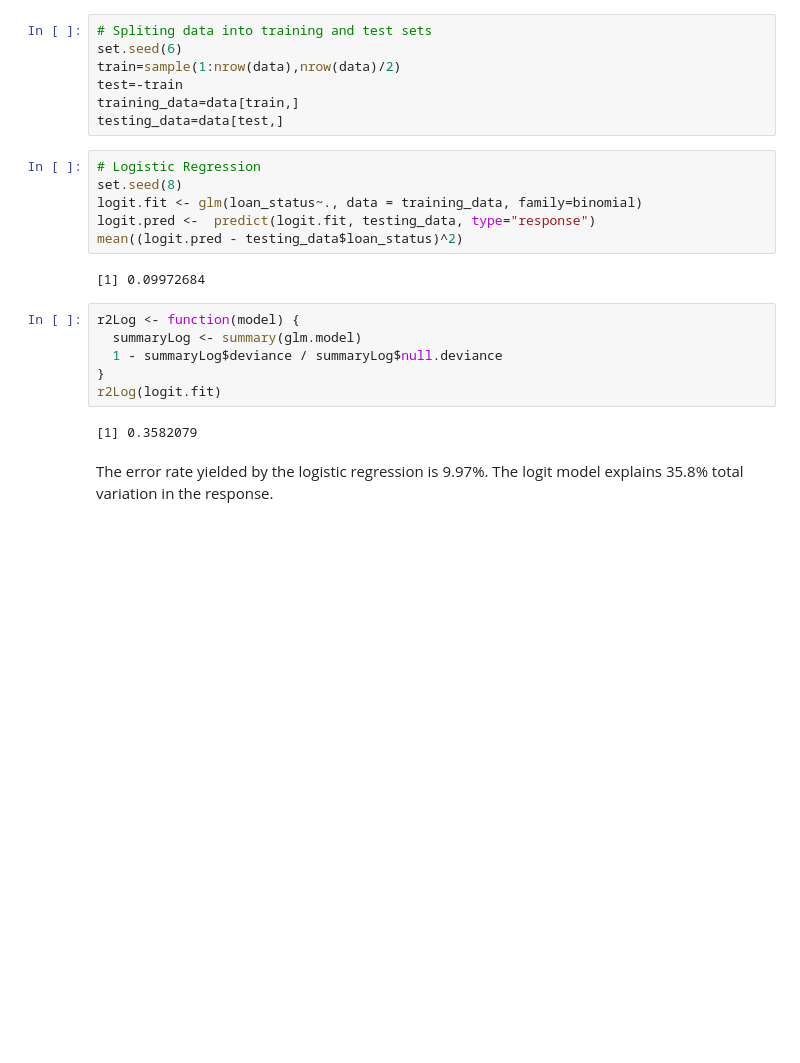
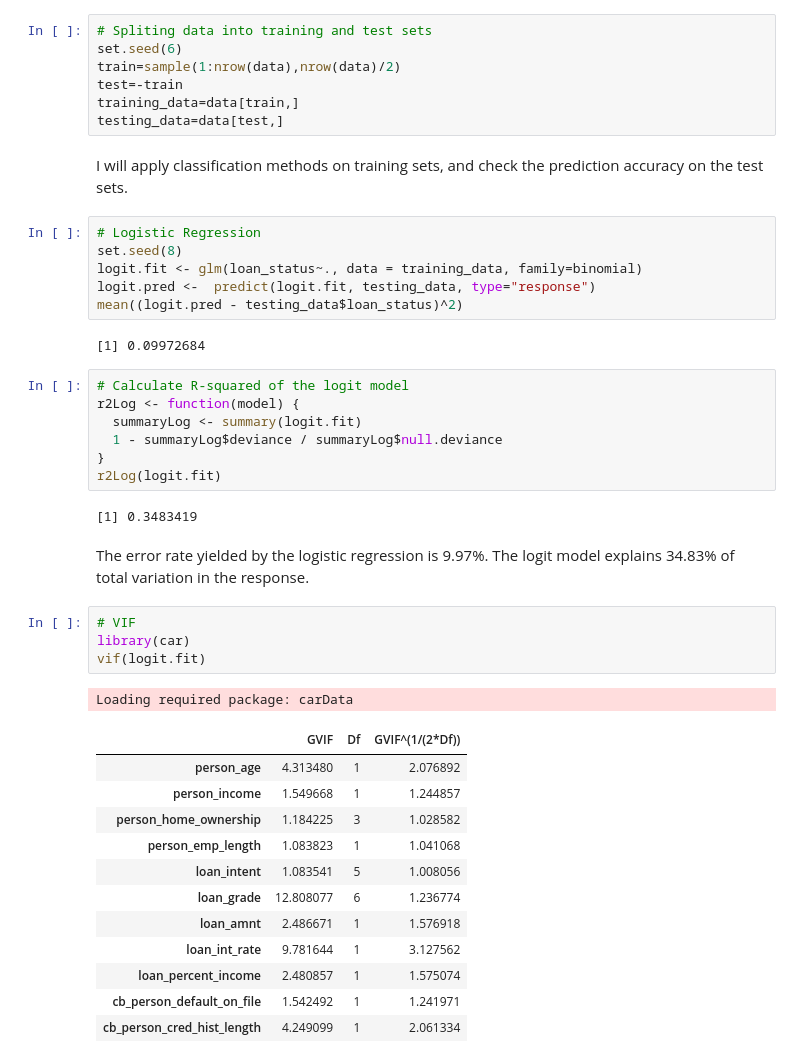
Before and after one commit to vhimani/RProjects, a Jupyter notebook: credit_risk_assessment.ipynb, the cells around one changed output. Drawn from its saved outputs; the diff is of its cells as text; blank space fills up the shorter version.

```diff
--- a/credit_risk_assessment.ipynb
+++ b/credit_risk_assessment.ipynb
@@ -144,6 +144,8 @@ train=sample(1:nrow(data),nrow(data)/2)
 test=-train
 training_data=data[train,]
 testing_data=data[test,]
+# %% [markdown]
+I will apply classification methods on training sets, and check the prediction accuracy on the test sets.
 # %%
 # Logistic Regression
 set.seed(8)
@@ -153,12 +155,31 @@ mean((logit.pred - testing_data$loan_status)^2)
 # %% [output]
 [1] 0.09972684
 # %%
+# Calculate R-squared of the logit model
 r2Log <- function(model) {
-  summaryLog <- summary(glm.model)
+  summaryLog <- summary(logit.fit)
   1 - summaryLog$deviance / summaryLog$null.deviance
 }
 r2Log(logit.fit)
 # %% [output]
-[1] 0.3582079
+[1] 0.3483419
-# %% [markdown]
-The error rate yielded by the logistic regression is 9.97%. The logit model explains 35.8% total variation in the response.
+# %% [markdown]
+The error rate yielded by the logistic regression is 9.97%. The logit model explains 34.83% of total variation in the response.
+# %%
+# VIF
+library(car)
+vif(logit.fit)
+# %% [output]
+Loading required package: carData
+|  | GVIF | Df | GVIF^(1/(2*Df)) |
+| person_age | 4.313480 | 1 | 2.076892 |
+| person_income | 1.549668 | 1 | 1.244857 |
+| person_home_ownership | 1.184225 | 3 | 1.028582 |
+| person_emp_length | 1.083823 | 1 | 1.041068 |
+| loan_intent | 1.083541 | 5 | 1.008056 |
+| loan_grade | 12.808077 | 6 | 1.236774 |
+| loan_amnt | 2.486671 | 1 | 1.576918 |
+| loan_int_rate | 9.781644 | 1 | 3.127562 |
+| loan_percent_income | 2.480857 | 1 | 1.575074 |
+| cb_person_default_on_file | 1.542492 | 1 | 1.241971 |
+| cb_person_cred_hist_length | 4.249099 | 1 | 2.061334 |
```
Also changed, not shown: parts of 9 cells of this notebook.
